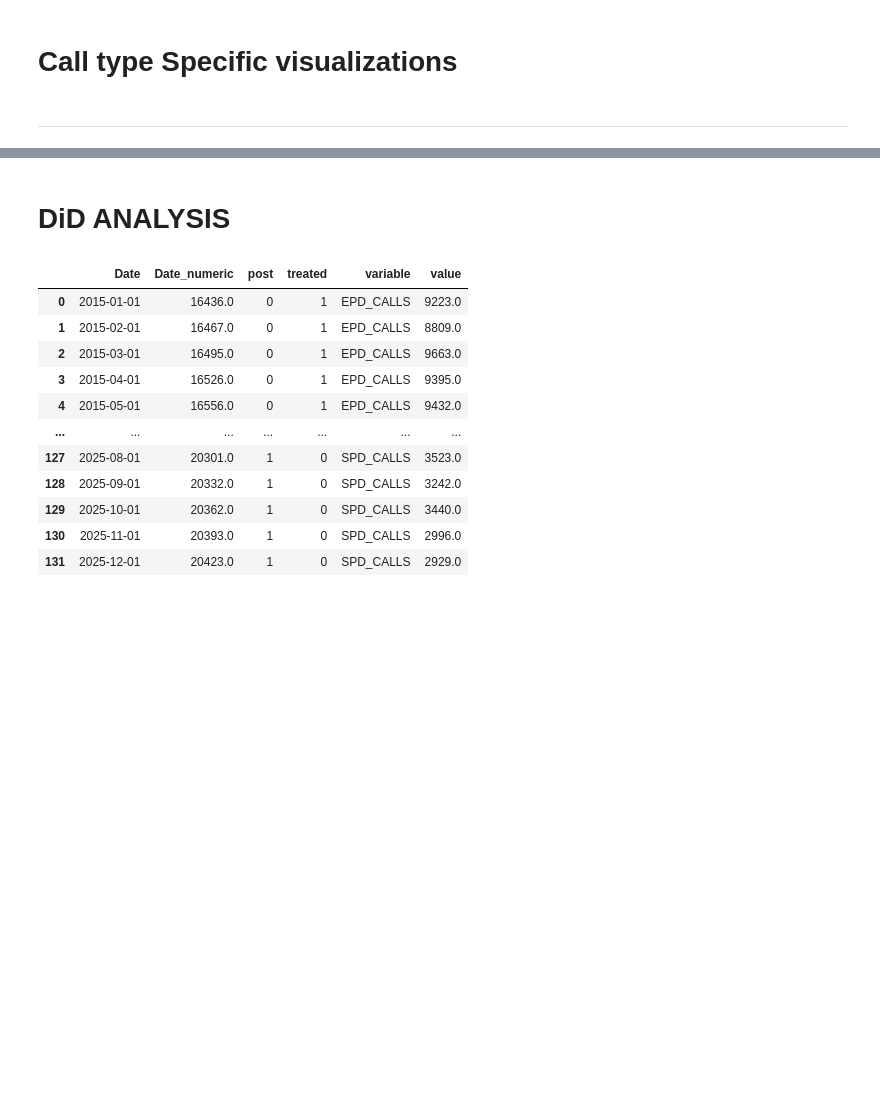
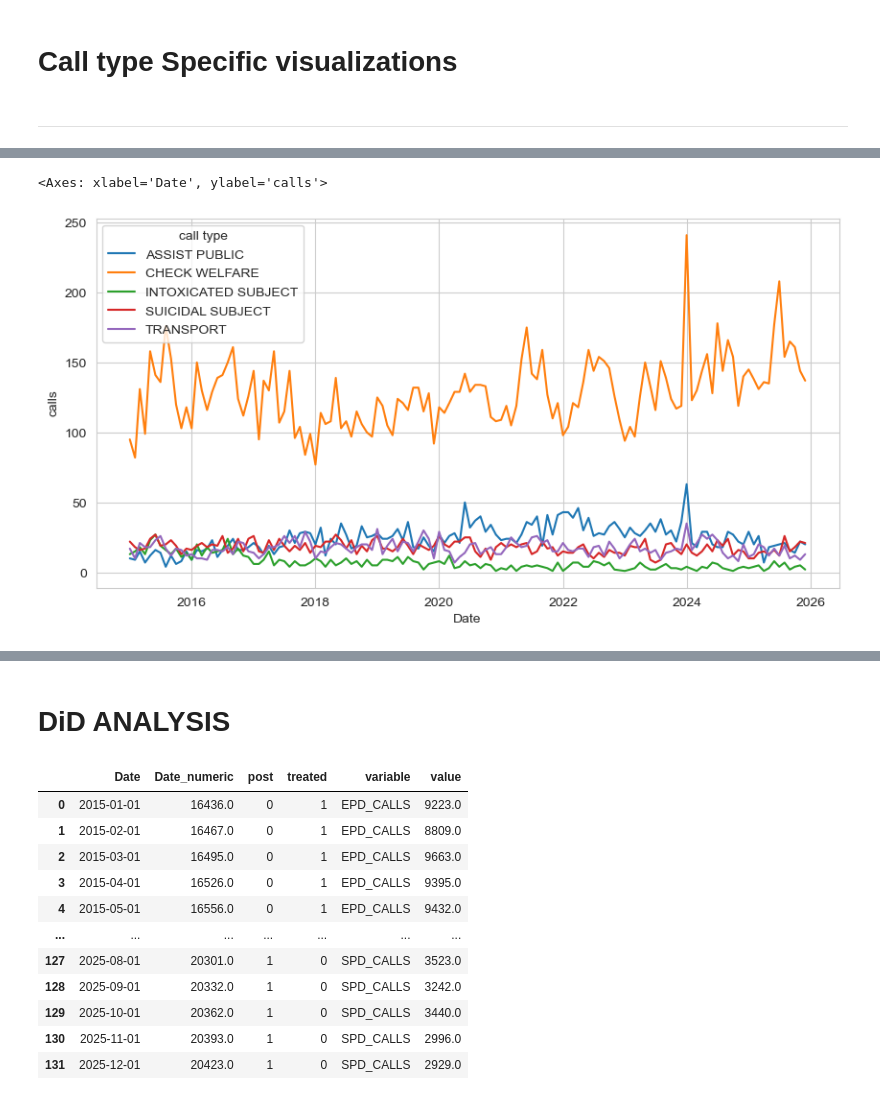
Before and after one commit to luhlig123/DataScienceInAction, a Jupyter notebook: DSCI410_Data_Processing.ipynb, the cells around one changed output, grey strips where cells are left out. Cells and saved outputs as stored; diff of their text form; code cells hidden in the pictures; blank space fills up the shorter version.

```diff
--- a/DSCI410_Data_Processing.ipynb
+++ b/DSCI410_Data_Processing.ipynb
@@ -120,3 +120,6 @@ MCSLC_Springfield = MCSLC_data[MCSLC_data["City"] == 'Springfield'].reset_index(
 #Cahoots_codes1 = CAD_total[CAD_total["nature"] == "CHECK WELFARE, CAHOOTS"]["primeunit"].unique()
 Cahoots_codes = np.array(['_CAHOT ', '_TESTCA', '_1J77  ', '_3J78  ', '_4J79  ', '_3J77  ', '_3J79  ',
                           '3J81  ', '3J76  ', '2J28  ', '2J29  ', 'CAHOOT  ', 'CAHOT  ', 'CAHO  '])
+# %%
+EUG_DATA = CAD_total.copy()
+SPR_DATA = SPD_Full.copy()
@@ -561,3 +748,9 @@ plt.legend()
 # Call type Specific visualizations
 # %% [markdown]
 ---
+# %%
+EPD_TYPES_VOLUME = EUG_TYPES_VOLUME[EUG_TYPES_VOLUME["agency"] == "EPD"]
+SPD_TYPES_VOLUME =SPR_TYPES_VOLUME[SPR_TYPES_VOLUME["agency"] == "SPD"]
+
+CAHOOTS_EUG_TYPES_VOLUME = EUG_TYPES_VOLUME[EUG_TYPES_VOLUME["agency"] == "CAHOOTS_EUG"]
+CAHOOTS_SPR_TYPES_VOLUME =SPR_TYPES_VOLUME[SPR_TYPES_VOLUME["agency"] == "CAHOOTS_SPR"]
@@ -563,0 +775,7 @@ plt.legend()
+# %%
+plt.figure(figsize=(10,5))
+
+sns.lineplot(data = SPD_TYPES_VOLUME, x = "Date", y = "calls", hue = "call type")
+# %% [output]
+<Axes: xlabel='Date', ylabel='calls'>
+[figure, added]
```
Also changed, not shown: parts of 27 cells of this notebook.
